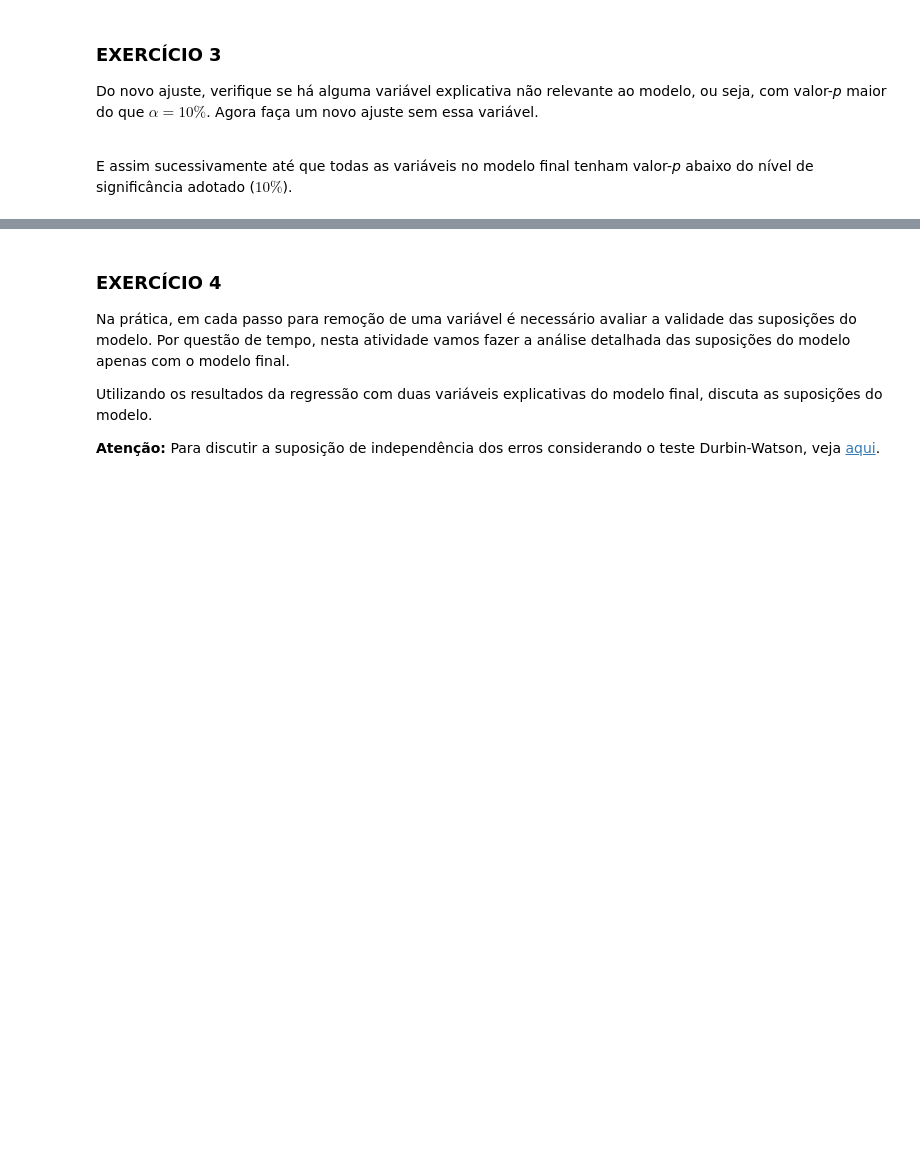
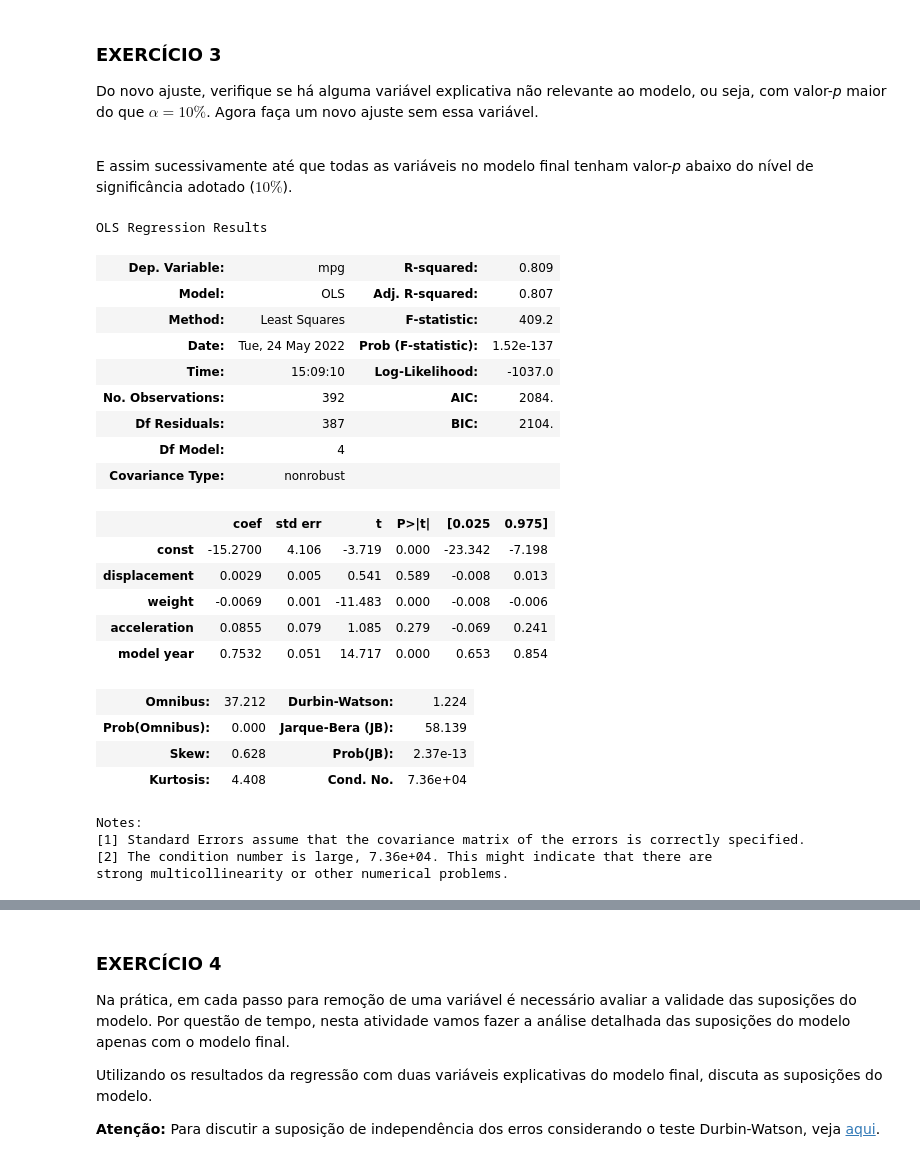
Before and after one commit to pedroivoal/Semestre-2, a Jupyter notebook: Cdados/aula26/Aula26_Atividade_RegressaoMultipla.ipynb, the cells around one changed output, grey strips where cells are left out. Cells and saved outputs as stored; diff of their text form; code cells hidden in the pictures; blank space fills up the shorter version.

```diff
--- a/Cdados/aula26/Aula26_Atividade_RegressaoMultipla.ipynb
+++ b/Cdados/aula26/Aula26_Atividade_RegressaoMultipla.ipynb
@@ -321,0 +384,31 @@ E assim sucessivamente até que todas as variáveis no modelo final tenham valor
+# %%
+X = df[['displacement', 'weight',
+       'acceleration', 'model year']]
+Y = df['mpg']
+results = regress(Y,X)
+results.summary()
+# %% [output]
+OLS Regression Results
+| Dep. Variable: | mpg | R-squared: | 0.809 |
+| Model: | OLS | Adj. R-squared: | 0.807 |
+| Method: | Least Squares | F-statistic: | 409.2 |
+| Date: | Tue, 24 May 2022 | Prob (F-statistic): | 1.52e-137 |
+| Time: | 15:09:10 | Log-Likelihood: | -1037.0 |
+| No. Observations: | 392 | AIC: | 2084. |
+| Df Residuals: | 387 | BIC: | 2104. |
+| Df Model: | 4 |  |  |
+| Covariance Type: | nonrobust |  |  |
+|  | coef | std err | t | P>|t| | [0.025 | 0.975] |
+| const | -15.2700 | 4.106 | -3.719 | 0.000 | -23.342 | -7.198 |
+| displacement | 0.0029 | 0.005 | 0.541 | 0.589 | -0.008 | 0.013 |
+| weight | -0.0069 | 0.001 | -11.483 | 0.000 | -0.008 | -0.006 |
+| acceleration | 0.0855 | 0.079 | 1.085 | 0.279 | -0.069 | 0.241 |
+| model year | 0.7532 | 0.051 | 14.717 | 0.000 | 0.653 | 0.854 |
+| Omnibus: | 37.212 | Durbin-Watson: | 1.224 |
+| Prob(Omnibus): | 0.000 | Jarque-Bera (JB): | 58.139 |
+| Skew: | 0.628 | Prob(JB): | 2.37e-13 |
+| Kurtosis: | 4.408 | Cond. No. | 7.36e+04 |
+Notes:
+[1] Standard Errors assume that the covariance matrix of the errors is correctly specified.
+[2] The condition number is large, 7.36e+04. This might indicate that there are
+strong multicollinearity or other numerical problems.
```
Also changed, not shown: parts of 19 cells of this notebook, 6 other files.
